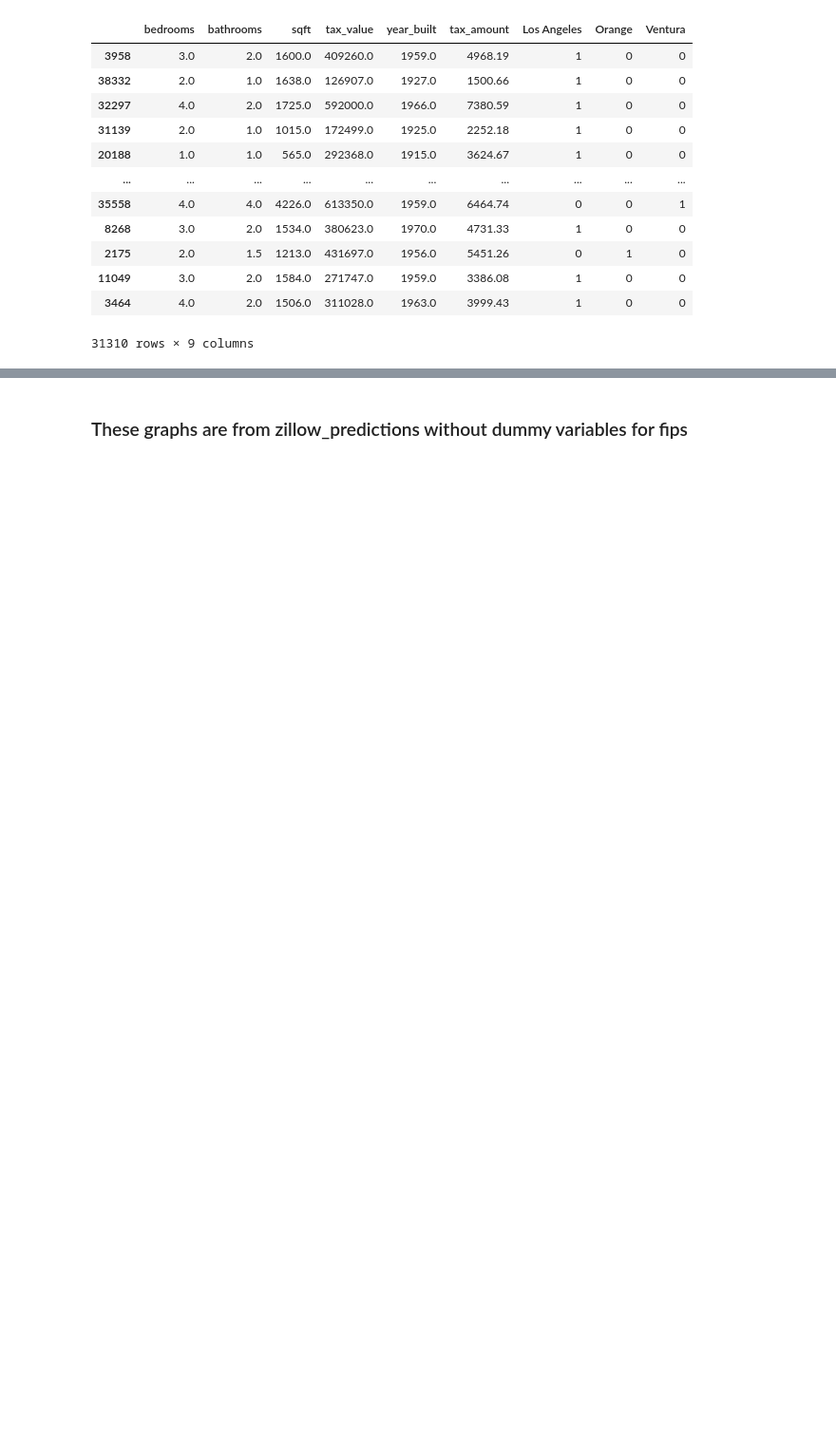
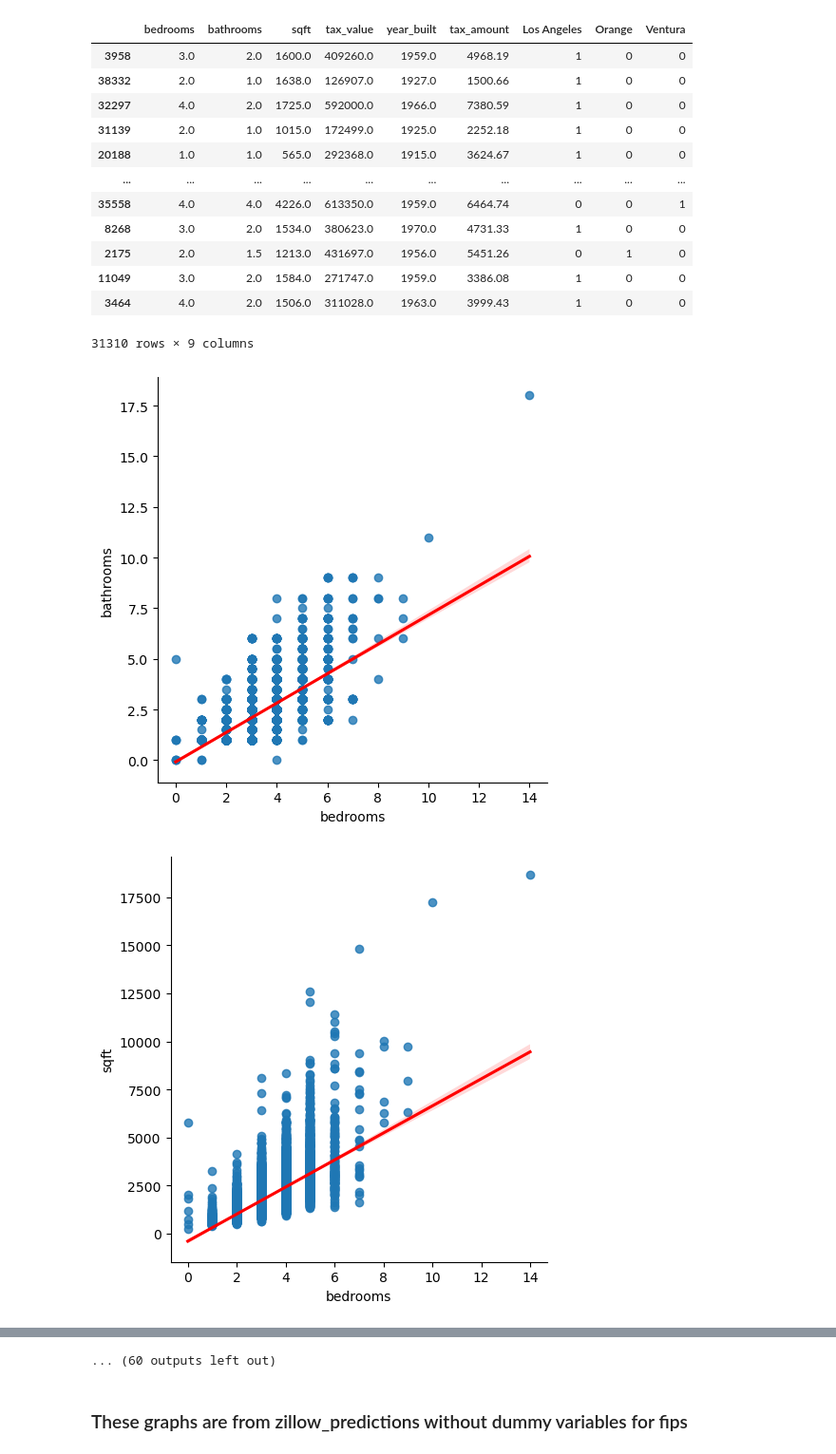
Before and after one commit to Alfred-W-S-Pirovits-Jr/regression-project, a Jupyter notebook: final_project.ipynb, the cells around one changed output, grey strips where cells are left out. Shown at 95% size. Saved outputs shown, nothing was run; the diff lists cells and outputs as text; code cells hidden in the pictures; blank space fills up the shorter version.

```diff
--- a/final_project.ipynb
+++ b/final_project.ipynb
@@ -61,4 +47,7 @@ train
 | 3464 | 4.0 | 2.0 | 1506.0 | 311028.0 | 1963.0 | 3999.43 | 1 | 0 | 0 |
 31310 rows × 9 columns
 # %%
-#explore.plot_variable_pairs(train)
+explore.plot_variable_pairs(train)
+# %% [output]
+[figure, added]
+[figure, added]
@@ -65,3 +64,4 @@ train
+... (60 outputs left out)
 # %% [markdown]
 ### These graphs are from zillow_predictions without dummy variables for fips
 # %%
```
Also changed, not shown: parts of 16 cells of this notebook.
